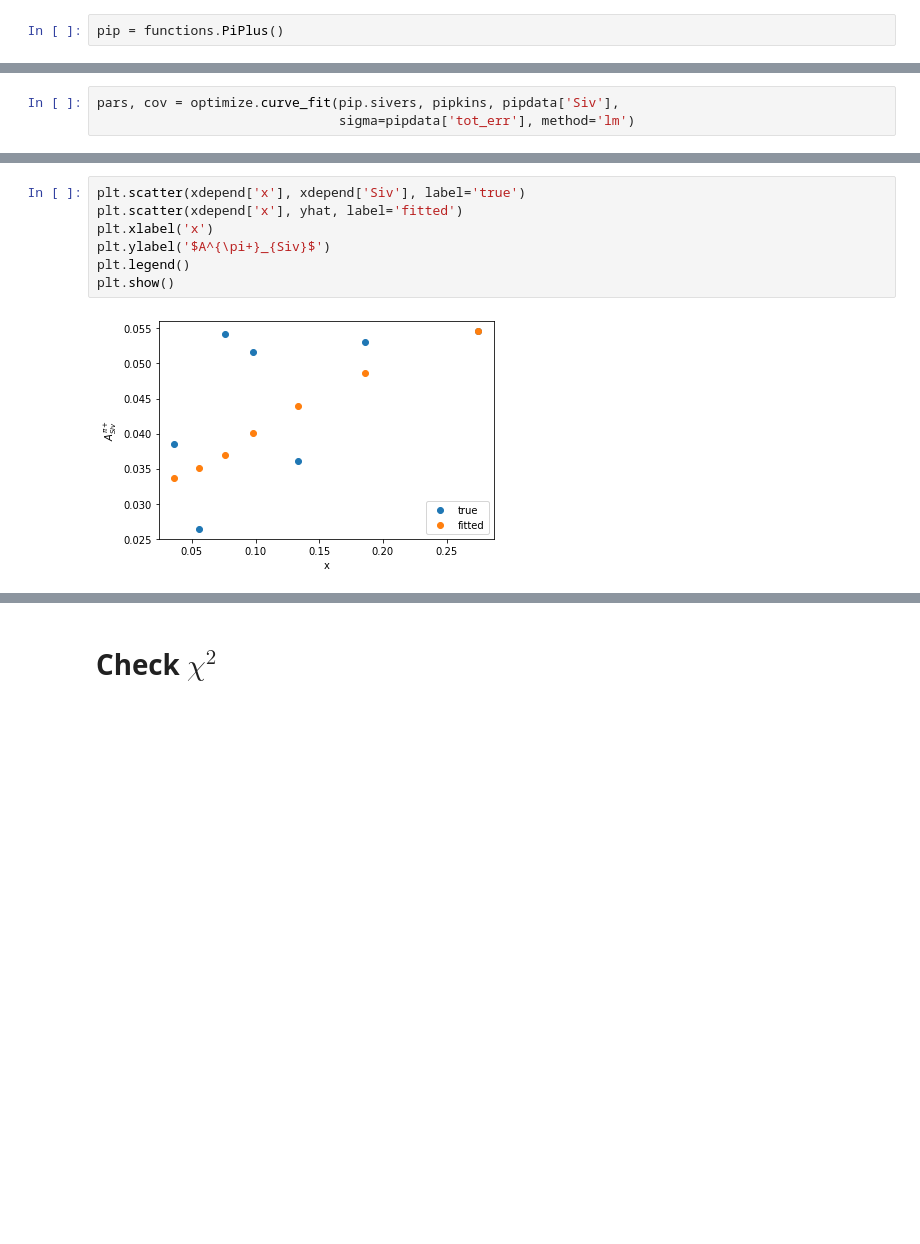
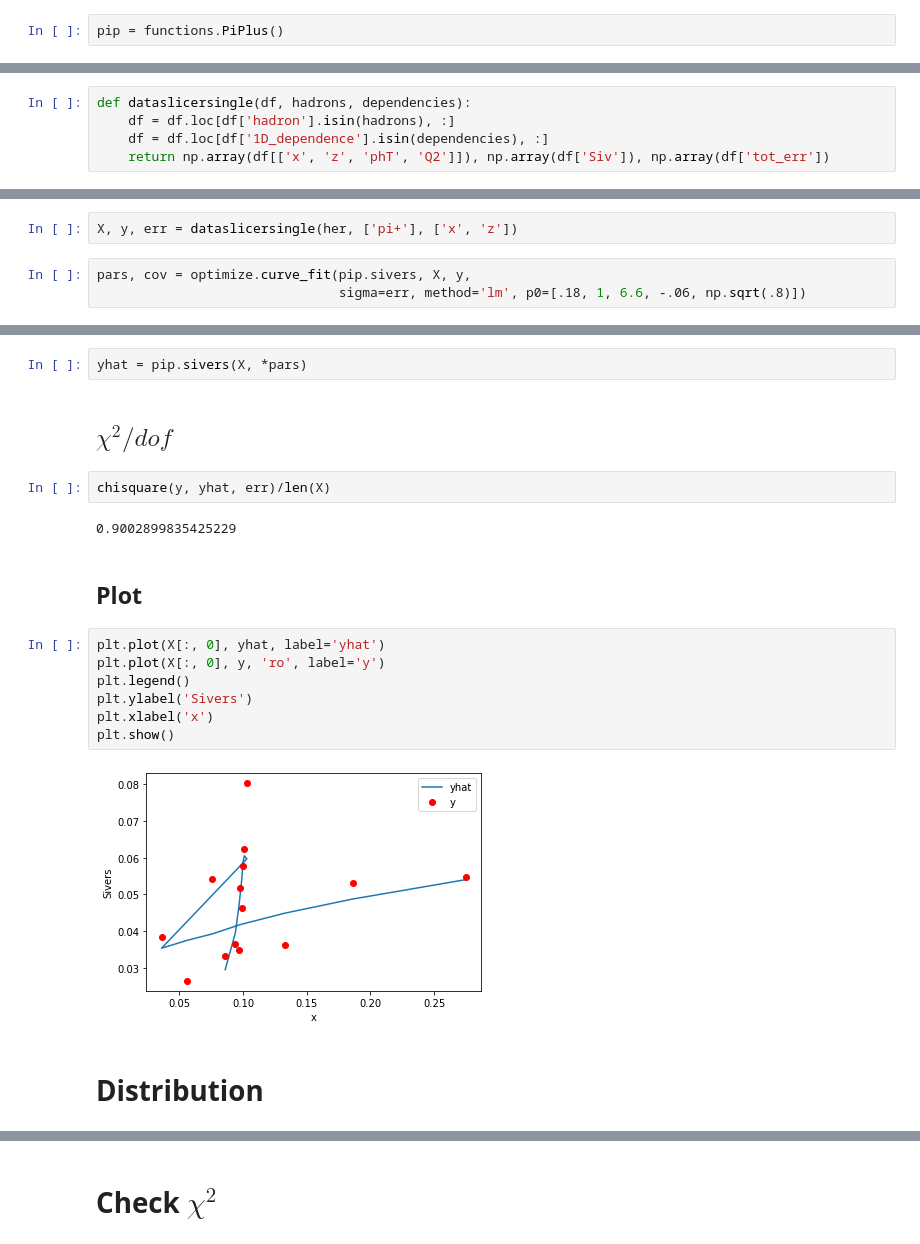
Before and after one commit to ncn6mq/Sivers, a Jupyter notebook: Fits.ipynb, the cells around one changed output, grey strips where cells are left out. Cells and saved outputs as stored; diff of their text form; blank space fills up the shorter version.

```diff
--- a/Fits.ipynb
+++ b/Fits.ipynb
@@ -34,0 +32,5 @@ array([0.00118276, 0.0018563 , 0.00257789, 0.00342676, 0.00434736,
+# %%
+def dataslicersingle(df, hadrons, dependencies):
+    df = df.loc[df['hadron'].isin(hadrons), :]
+    df = df.loc[df['1D_dependence'].isin(dependencies), :]
+    return np.array(df[['x', 'z', 'phT', 'Q2']]), np.array(df['Siv']), np.array(df['tot_err'])
@@ -35,3 +42,5 @@ array([0.00118276, 0.0018563 , 0.00257789, 0.00342676, 0.00434736,
+# %%
+X, y, err = dataslicersingle(her, ['pi+'], ['x', 'z'])
 # %%
-pars, cov = optimize.curve_fit(pip.sivers, pipkins, pipdata['Siv'],
-                               sigma=pipdata['tot_err'], method='lm')
+pars, cov = optimize.curve_fit(pip.sivers, X, y,
+                               sigma=err, method='lm', p0=[.18, 1, 6.6, -.06, np.sqrt(.8)])
@@ -55,9 +56,21 @@ np.sum(((xdepend['Siv'] - yhat)/xdepend['tot_err']) ** 2)
-# %%
-plt.scatter(xdepend['x'], xdepend['Siv'], label='true')
-plt.scatter(xdepend['x'], yhat, label='fitted')
-plt.xlabel('x')
-plt.ylabel('$A^{\pi+}_{Siv}$')
-plt.legend()
-plt.show()
-# %% [output]
-[figure, removed]
+# %%
+yhat = pip.sivers(X, *pars)
+# %% [markdown]
+## $\chi^2/dof$
+# %%
+chisquare(y, yhat, err)/len(X)
+# %% [output]
+0.9002899835425229
+# %% [markdown]
+## Plot
+# %%
+plt.plot(X[:, 0], yhat, label='yhat')
+plt.plot(X[:, 0], y, 'ro', label='y')
+plt.legend()
+plt.ylabel('Sivers')
+plt.xlabel('x')
+plt.show()
+# %% [output]
+[figure, added]
+# %% [markdown]
+# Distribution
```
Also changed, not shown: parts of 110 cells of this notebook, 27 other files.
